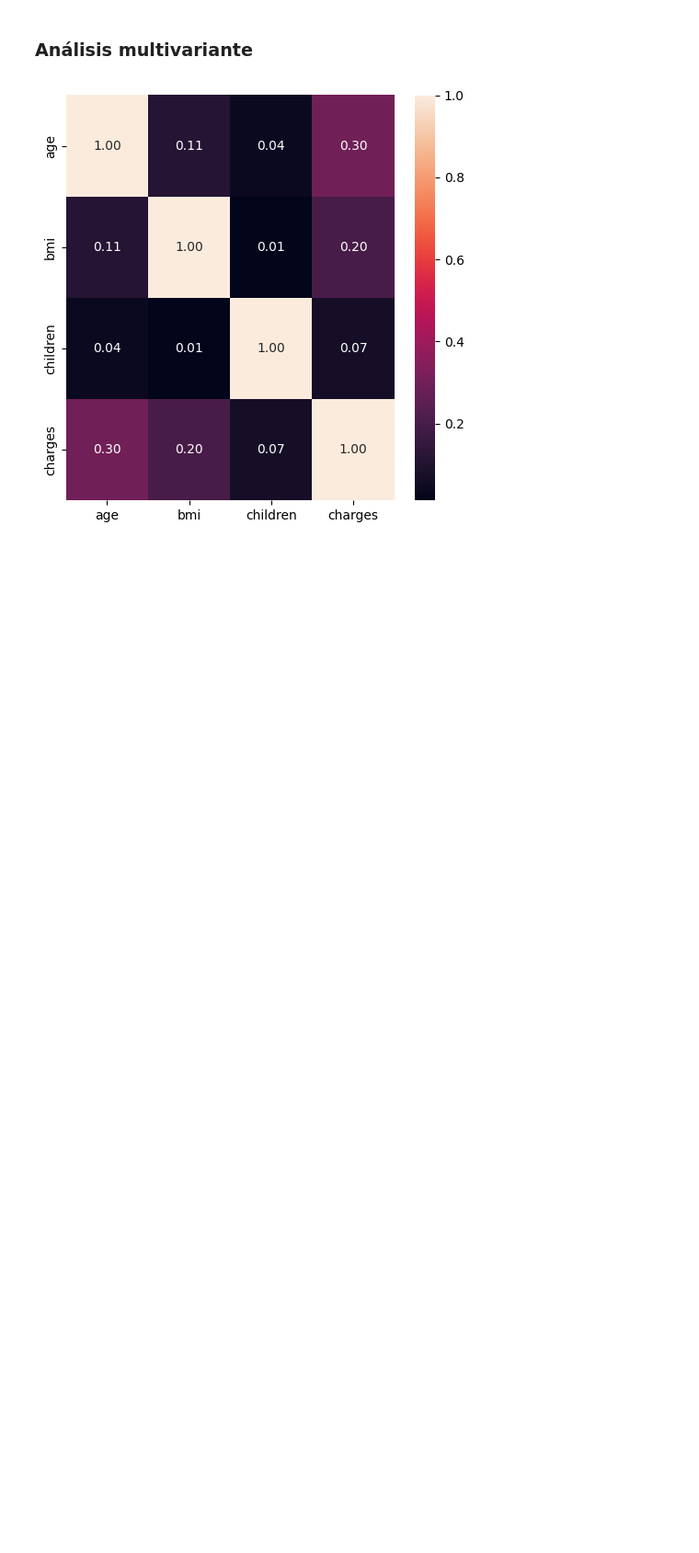
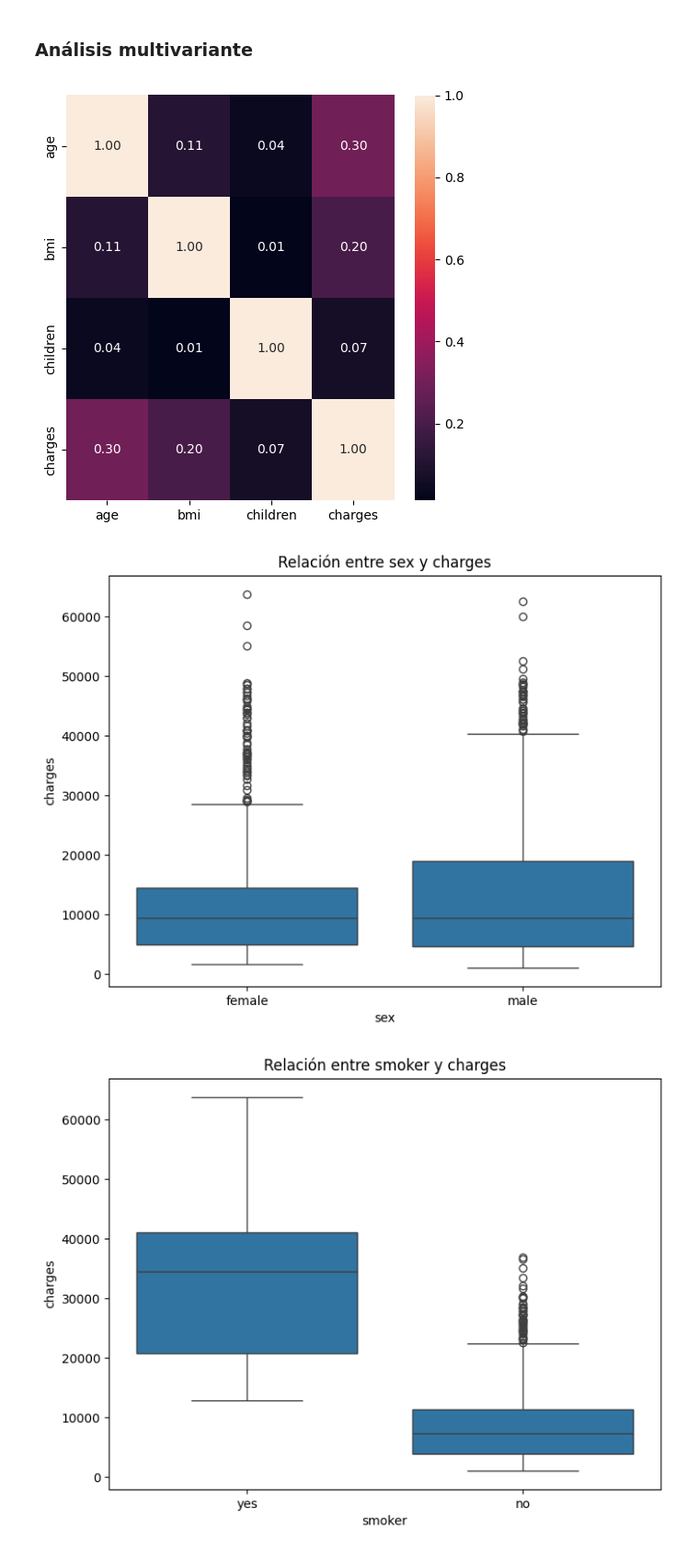
Before and after one commit to 4GeeksAcademy/Tutorial-de-Proyecto-de-Regresi-n-Lineal-VLG, a Jupyter notebook: src/explore.ipynb, the cells around one changed output. Shown at 92% size. Drawn from its saved outputs; the diff is of its cells as text; code cells hidden in the pictures; blank space fills up the shorter version.

```diff
--- a/src/explore.ipynb
+++ b/src/explore.ipynb
@@ -178,3 +178,17 @@ plt.tight_layout()
 plt.show()
 # %% [output]
 [figure]
+# %%
+# 2. Boxplots para analizar las variables categóricas
+categorical_vars = ['sex', 'smoker', 'region']
+
+for var in categorical_vars:
+    plt.figure(figsize=(8, 6))
+    sns.boxplot(data=df, x=var, y='charges')
+    plt.title(f'Relación entre {var} y charges')
+    plt.xlabel(var)
+    plt.ylabel('charges')
+    plt.show()
+# %% [output]
+[figure, added]
+[figure, added]
```
Also changed, not shown: parts of 1 cell of this notebook.
